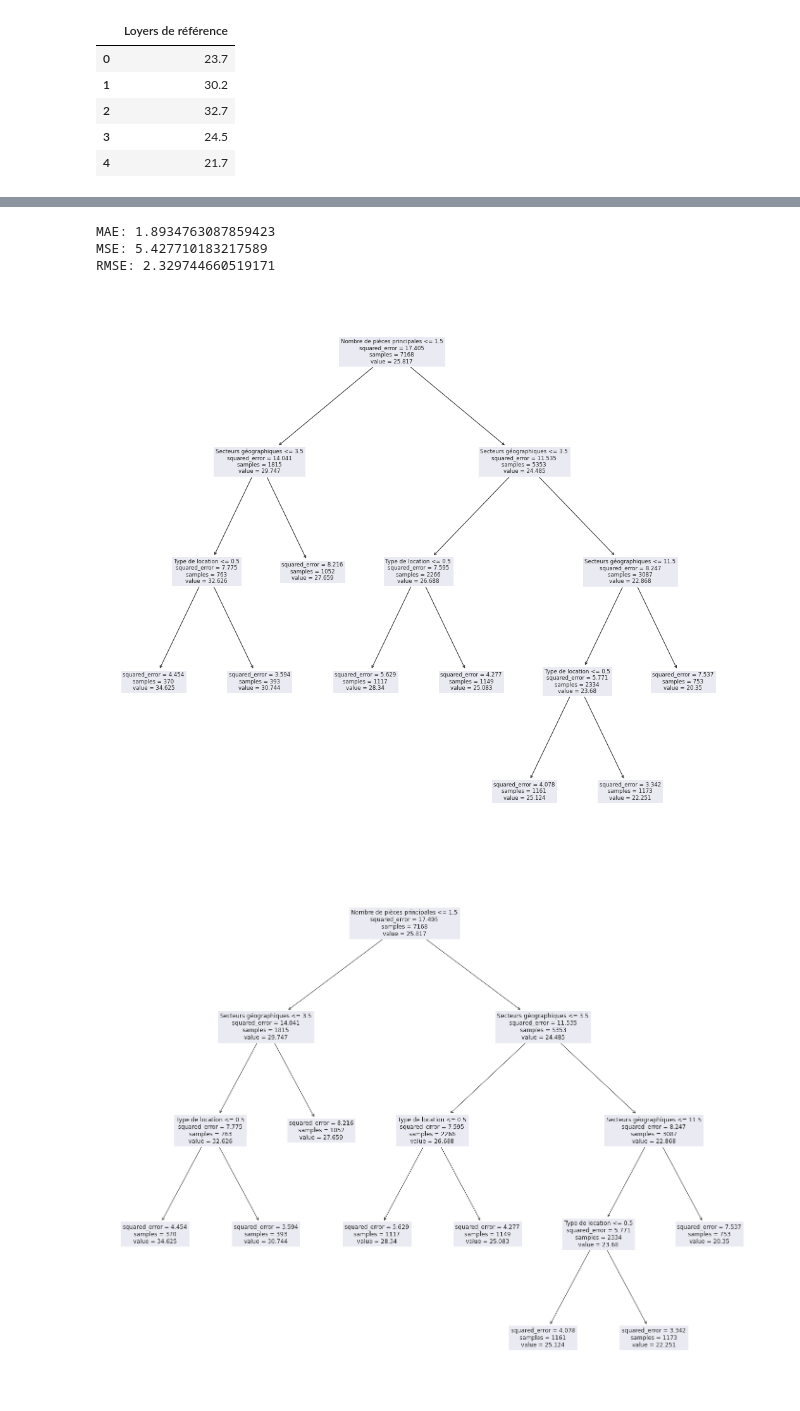
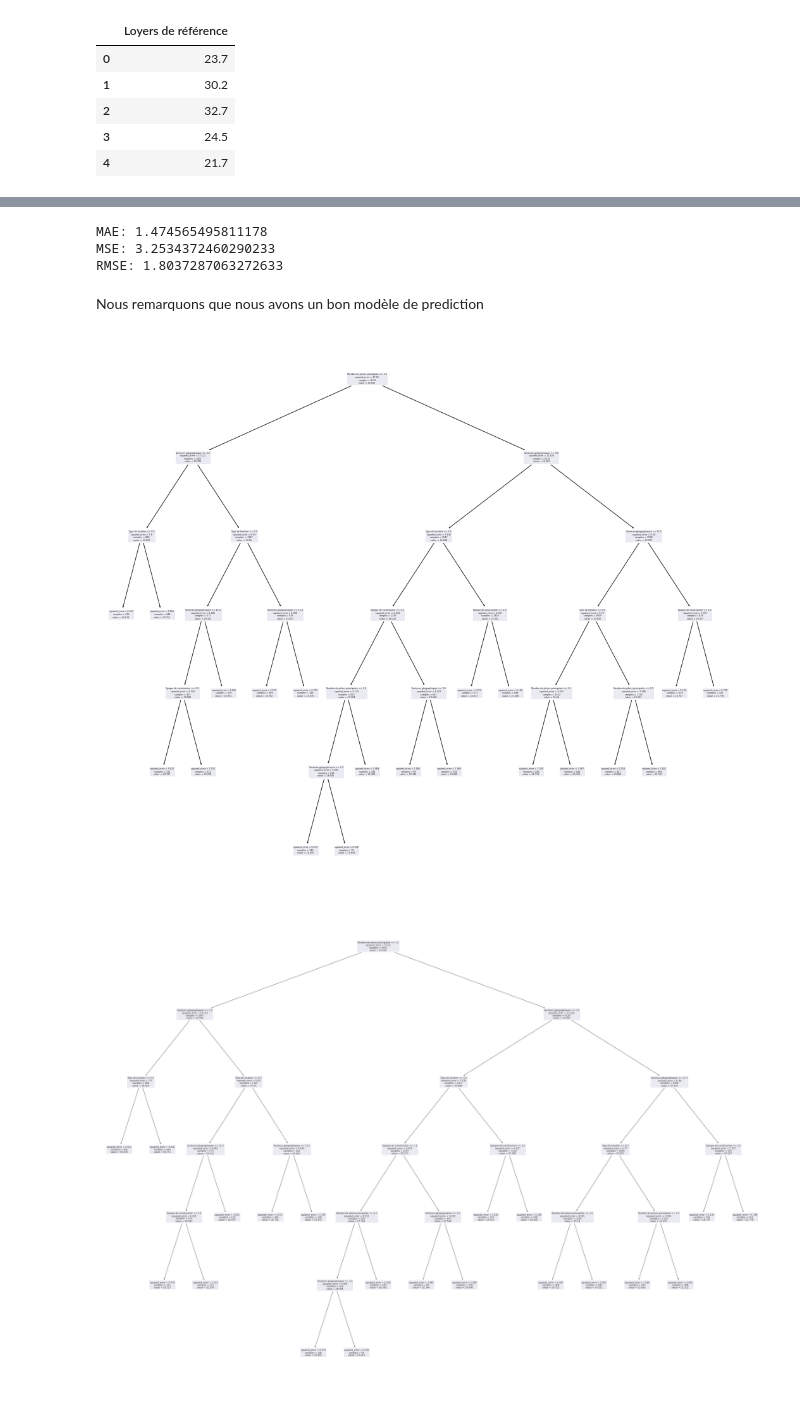
Before and after one commit to dhiakhouja/logement_analyse, a Jupyter notebook: logement-encadrement-des-loyers.ipynb, the cells around one changed output, grey strips where cells are left out. Saved outputs shown, nothing was run; the diff lists cells and outputs as text; code cells hidden in the pictures.

```diff
--- a/logement-encadrement-des-loyers.ipynb
+++ b/logement-encadrement-des-loyers.ipynb
@@ -454,11 +456,11 @@ tuning_model.best_params_
  'min_samples_leaf': 7,
  'splitter': 'best'}
 # %%
-tuned_hyper_model=DecisionTreeRegressor(max_depth=5,max_leaf_nodes= 8,
- min_samples_leaf=3,splitter='best')
+tuned_hyper_model=DecisionTreeRegressor(max_depth=7,max_leaf_nodes= 20,
+ min_samples_leaf=4,splitter='best')
 # %%
 from sklearn.model_selection import train_test_split
-X_train, X_test, y_train, y_test = train_test_split(df_explica, data_target, test_size=0.3, random_state=0)
+X_train, X_test, y_train, y_test = train_test_split(df_explica, data_target, test_size=0.2, random_state=0)
 # %%
 tuned_hyper_model.fit(X_train,y_train)
 tuned_pred=tuned_hyper_model.predict(X_test)
@@ -469,19 +471,21 @@ print('MAE:', metrics.mean_absolute_error(y_test,tuned_pred))
 print('MSE:', metrics.mean_squared_error(y_test, tuned_pred))
 print('RMSE:', np.sqrt(metrics.mean_squared_error(y_test, tuned_pred)))
 # %% [output]
-MAE: 1.8934763087859423
-MSE: 5.427710183217589
-RMSE: 2.329744660519171
+MAE: 1.474565495811178
+MSE: 3.2534372460290233
+RMSE: 1.8037287063272633
+# %% [markdown]
+Nous remarquons que nous avons un bon modèle de prediction
 # %%
 from sklearn.tree import plot_tree
 
 _, ax = plt.subplots(figsize=(18, 16))
 _ = plot_tree(tuned_hyper_model, feature_names=var_explica, ax=ax)
 # %% [output]
-[figure, old version]
+[figure, new version]
 # %%
 from sklearn import tree
-fig = plt.figure(figsize=(25,20))
+fig = plt.figure(figsize=(55,40))
 _ = tree.plot_tree(tuned_hyper_model,feature_names=var_explica)
 # %% [output]
-[figure, old version]
+[figure, new version]
```
Also changed, not shown: parts of 14 cells of this notebook.
